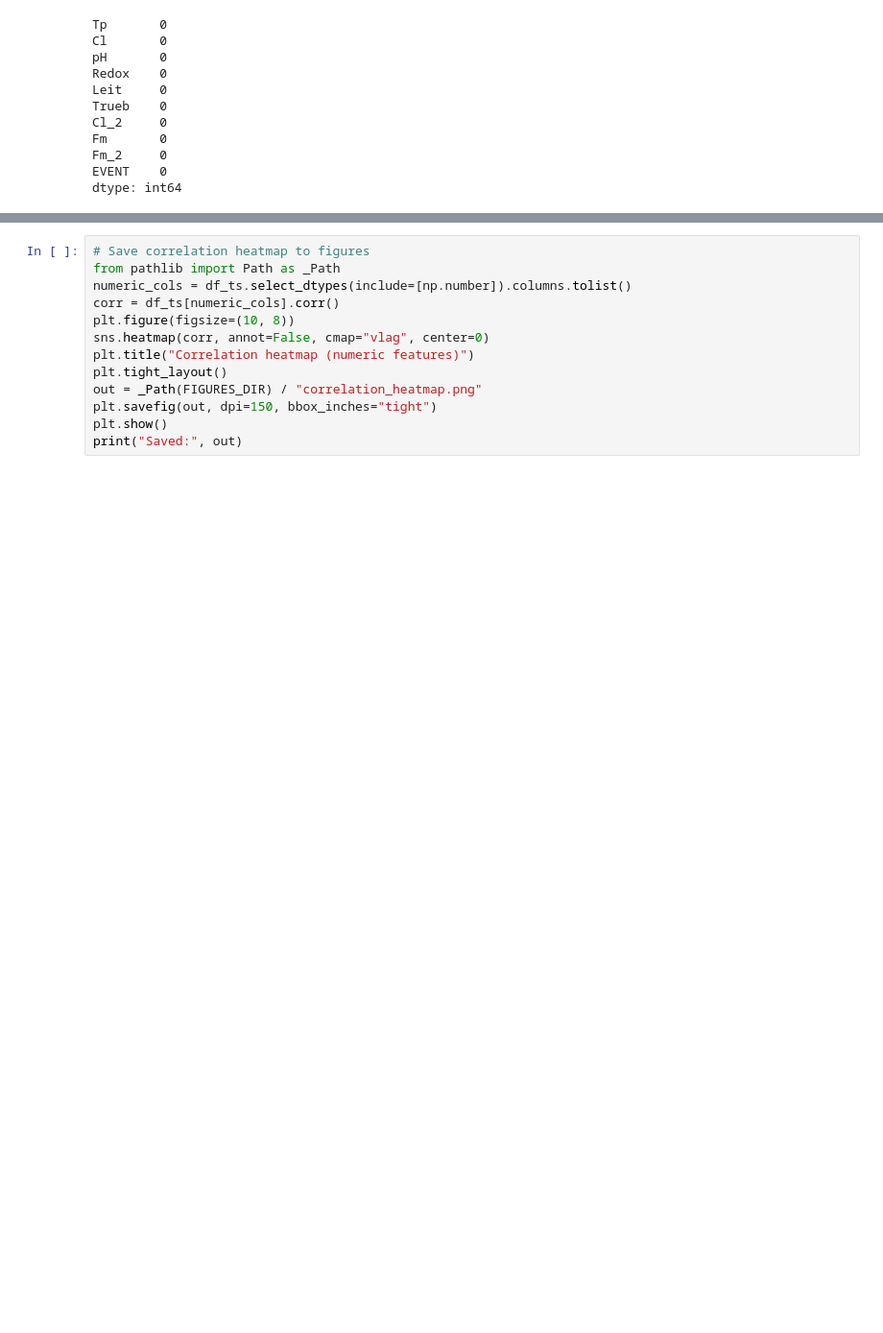
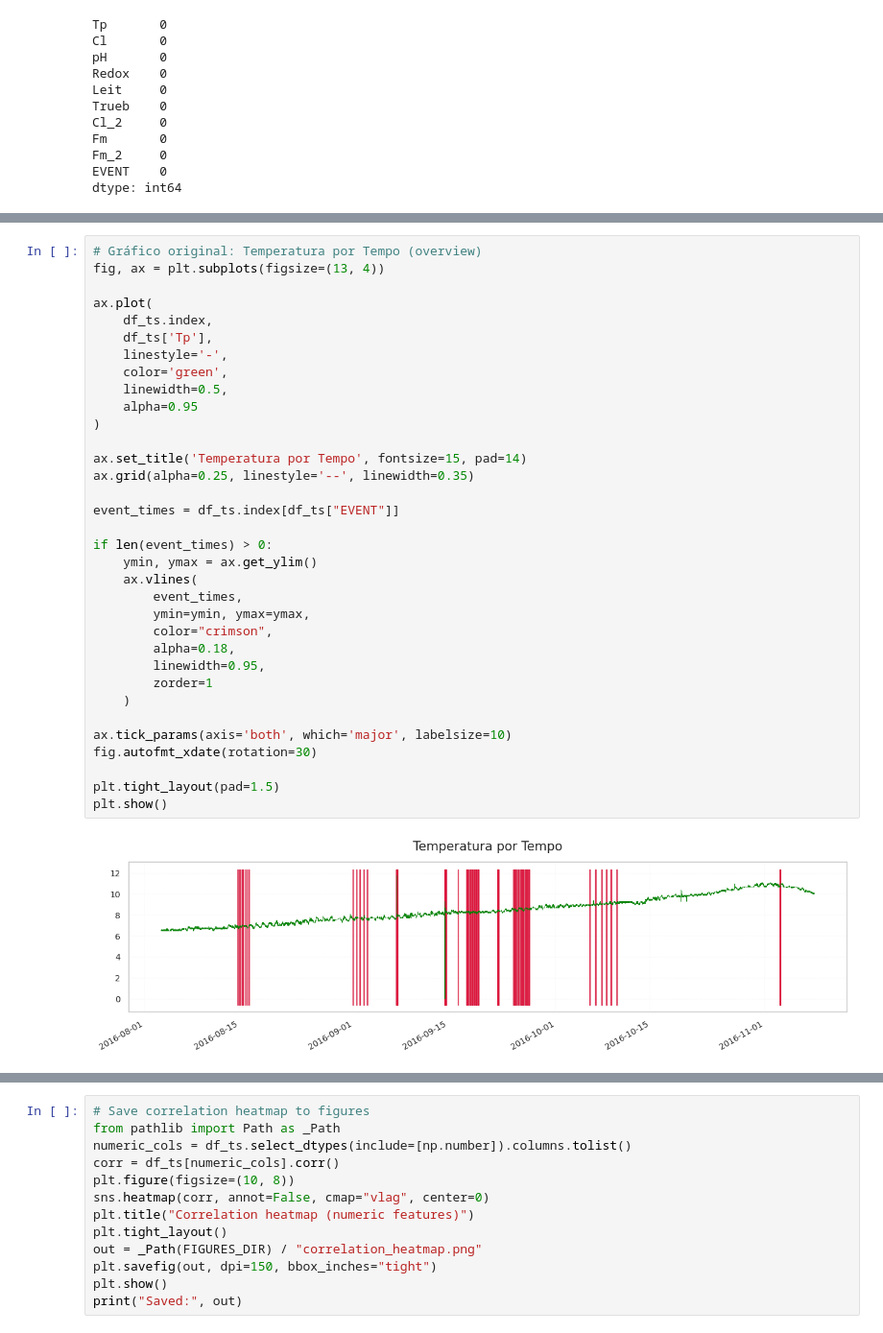
Before and after one commit to nelcostaa/cnn-anomaly-detection, a Jupyter notebook: notebooks/02_visualizations_gecco2018.ipynb, the cells around one changed output, grey strips where cells are left out. Shown at 96% size. Drawn from its saved outputs; the diff is of its cells as text; blank space fills up the shorter version.

```diff
--- a/notebooks/02_visualizations_gecco2018.ipynb
+++ b/notebooks/02_visualizations_gecco2018.ipynb
@@ -171,0 +140,36 @@ plot_timeseries_with_events(df_ts, sensor_cols, save=True, prefix="timeseries")
+# %%
+# Gráfico original: Temperatura por Tempo (overview)
+fig, ax = plt.subplots(figsize=(13, 4))
+
+ax.plot(
+    df_ts.index,
+    df_ts['Tp'],
+    linestyle='-',
+    color='green',
+    linewidth=0.5,
+    alpha=0.95
+)
+
+ax.set_title('Temperatura por Tempo', fontsize=15, pad=14)
+ax.grid(alpha=0.25, linestyle='--', linewidth=0.35)
+
+event_times = df_ts.index[df_ts["EVENT"]]
+
+if len(event_times) > 0:
+    ymin, ymax = ax.get_ylim()
+    ax.vlines(
+        event_times,
+        ymin=ymin, ymax=ymax,
+        color="crimson",
+        alpha=0.18,
+        linewidth=0.95,
+        zorder=1
+    )
+
+ax.tick_params(axis='both', which='major', labelsize=10)
+fig.autofmt_xdate(rotation=30)
+
+plt.tight_layout(pad=1.5)
+plt.show()
+# %% [output]
+[figure, added]
```
Also changed, not shown: parts of 20 cells of this notebook, 1 other file.
